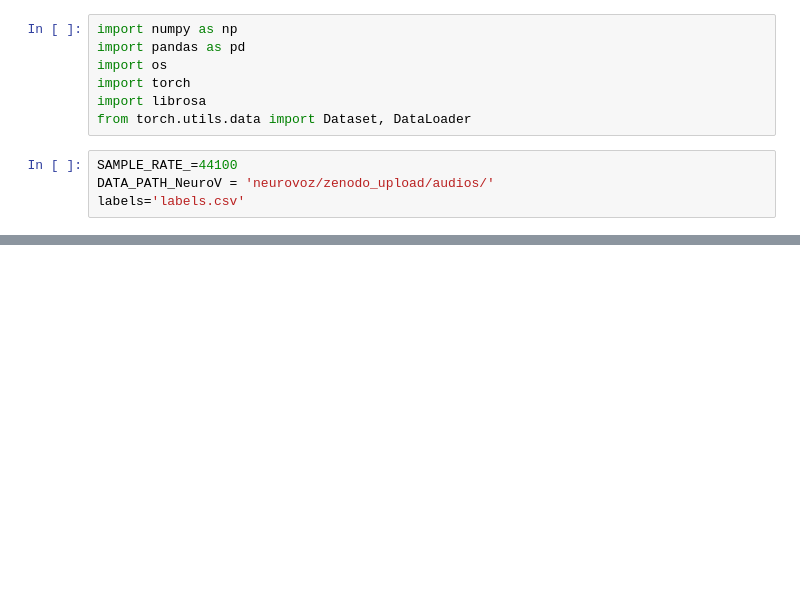
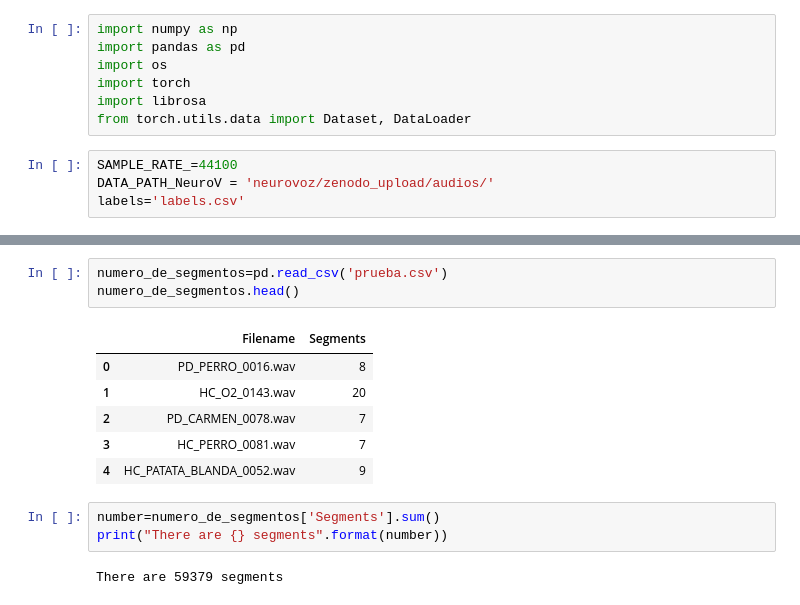
Before and after one commit to IvanAlbaEl/DA_PD, a Jupyter notebook: num_segmentos.ipynb, the cells around one changed output, grey strips where cells are left out. Drawn from its saved outputs; the diff is of its cells as text; blank space fills up the shorter version.

```diff
--- a/num_segmentos.ipynb
+++ b/num_segmentos.ipynb
@@ -77 +81,16 @@ num_seg(DATA_PATH_NeuroV, SAMPLE_RATE_, 'prueba.csv')
 KeyboardInterrupt:
+# %%
+numero_de_segmentos=pd.read_csv('prueba.csv')
+numero_de_segmentos.head()
+# %% [output]
+|  | Filename | Segments |
+| 0 | PD_PERRO_0016.wav | 8 |
+| 1 | HC_O2_0143.wav | 20 |
+| 2 | PD_CARMEN_0078.wav | 7 |
+| 3 | HC_PERRO_0081.wav | 7 |
+| 4 | HC_PATATA_BLANDA_0052.wav | 9 |
+# %%
+number=numero_de_segmentos['Segments'].sum()
+print("There are {} segments".format(number))
+# %% [output]
+There are 59379 segments
```
Also changed, not shown: parts of 2 cells of this notebook, 6 other files.
